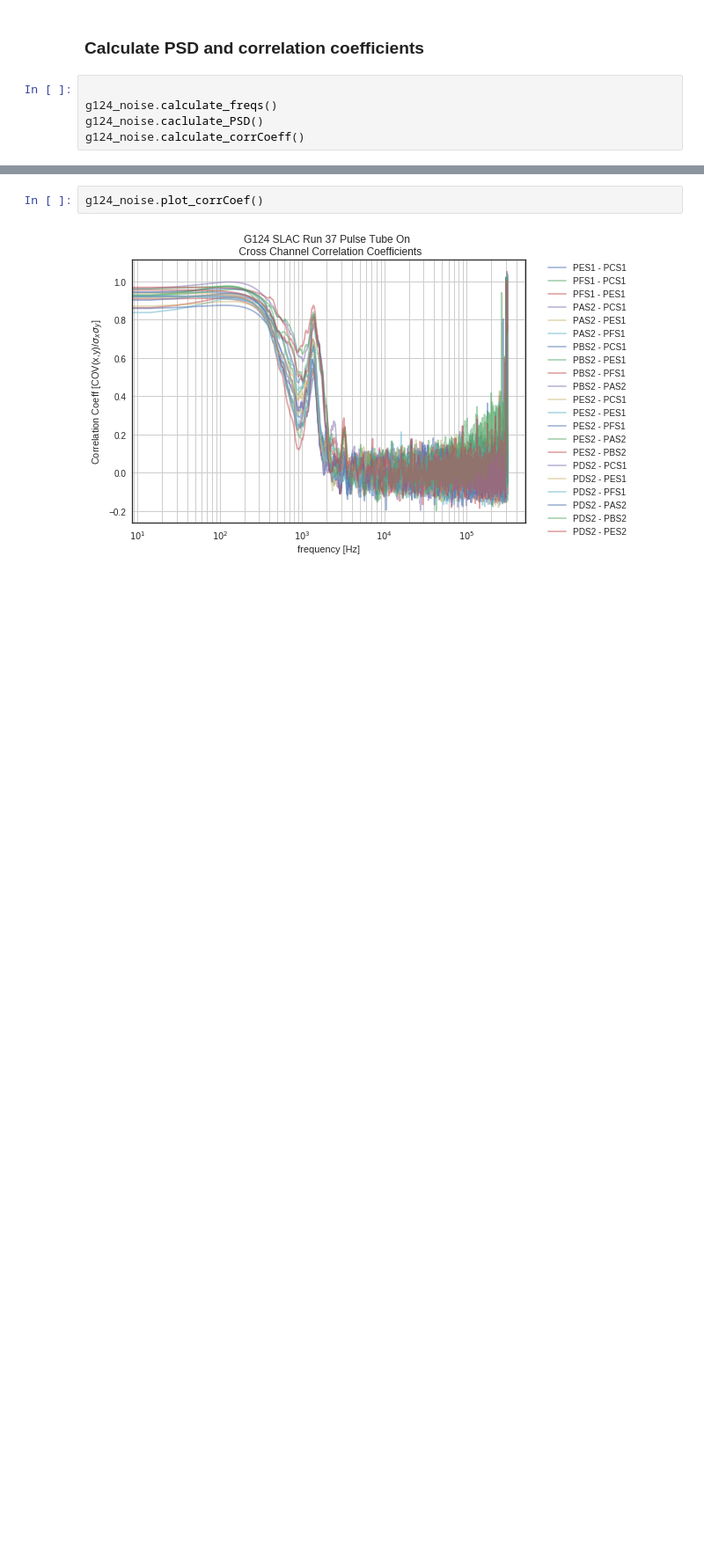
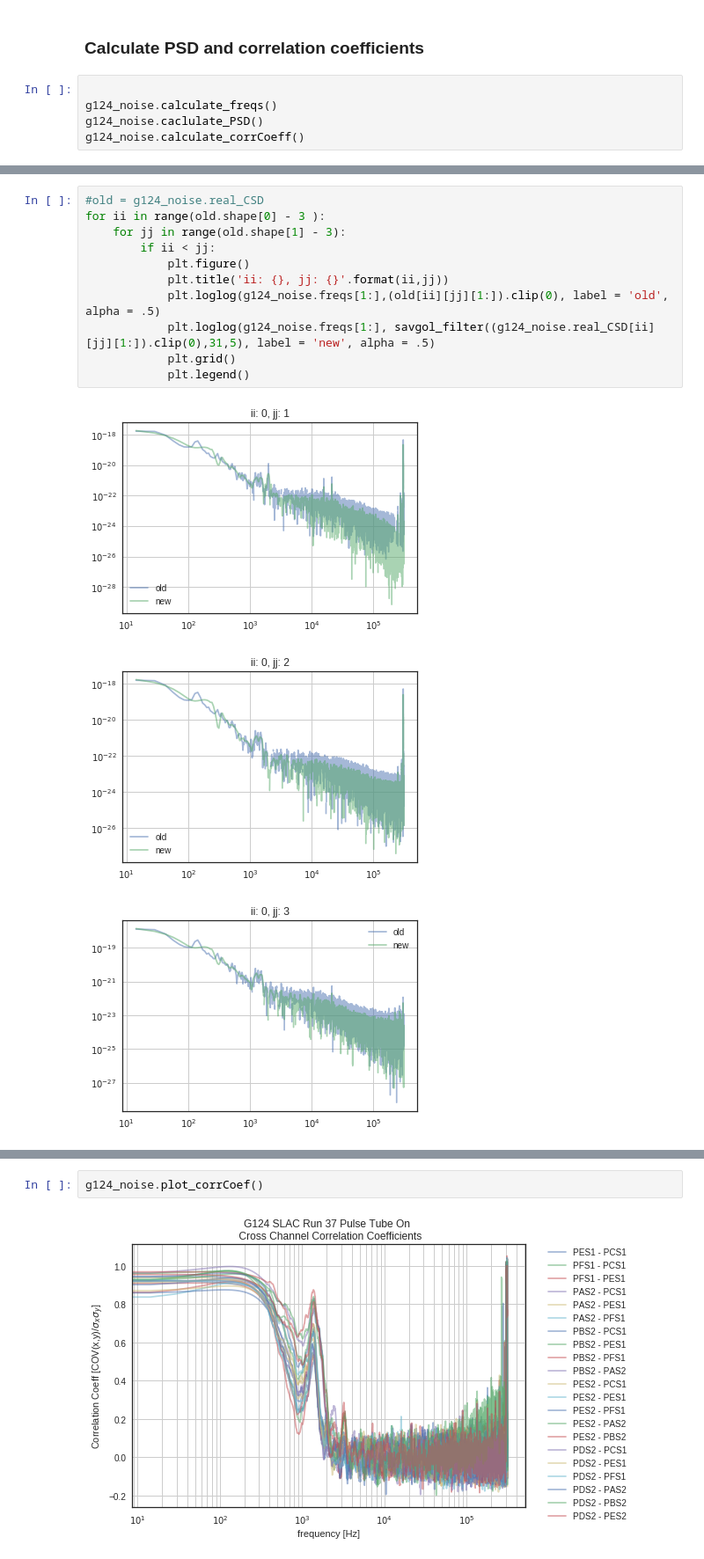
Before and after one commit to cwfink/Fink_ay250_homework, a Jupyter notebook: final_project/noise_class_notebook.ipynb, the cells around one changed output, grey strips where cells are left out. Shown at 88% size. Drawn from its saved outputs; the diff is of its cells as text; blank space fills up the shorter version.

```diff
--- a/final_project/noise_class_notebook.ipynb
+++ b/final_project/noise_class_notebook.ipynb
@@ -236,0 +291,15 @@ g124_noise.calculate_corrCoeff()
+# %%
+#old = g124_noise.real_CSD
+for ii in range(old.shape[0] - 3 ):
+    for jj in range(old.shape[1] - 3):
+        if ii < jj:
+            plt.figure()
+            plt.title('ii: {}, jj: {}'.format(ii,jj))
+            plt.loglog(g124_noise.freqs[1:],(old[ii][jj][1:]).clip(0), label = 'old', alpha = .5)
+            plt.loglog(g124_noise.freqs[1:], savgol_filter((g124_noise.real_CSD[ii][jj][1:]).clip(0),31,5), label = 'new', alpha = .5)
+            plt.grid()
+            plt.legend()
+# %% [output]
+[figure, added]
+[figure, added]
+[figure, added]
```
Also changed, not shown: parts of 8 cells of this notebook.
